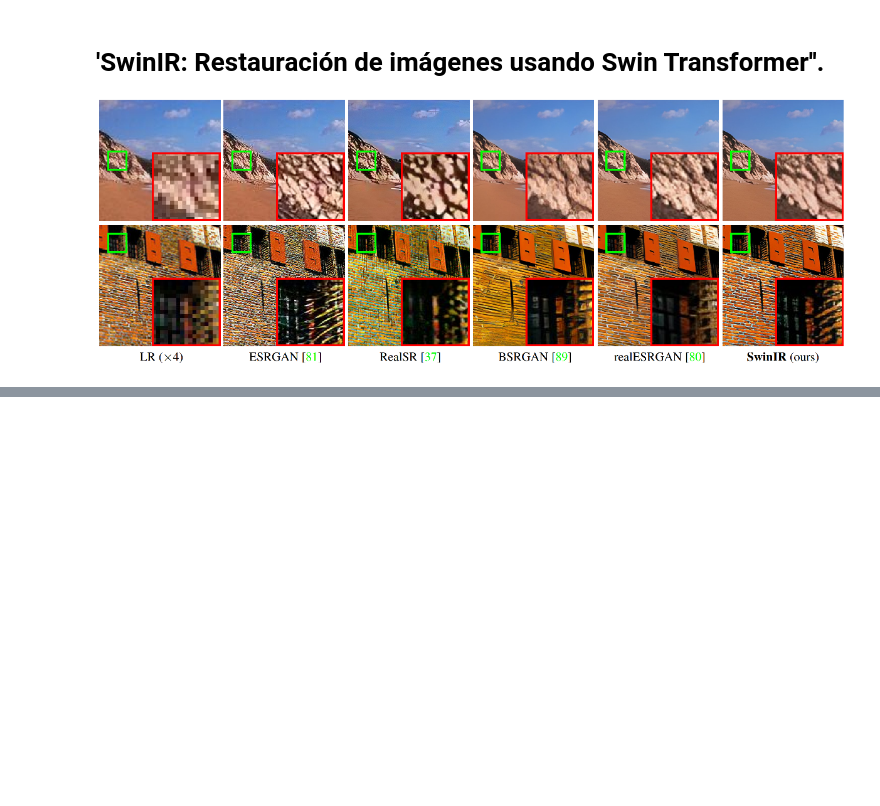
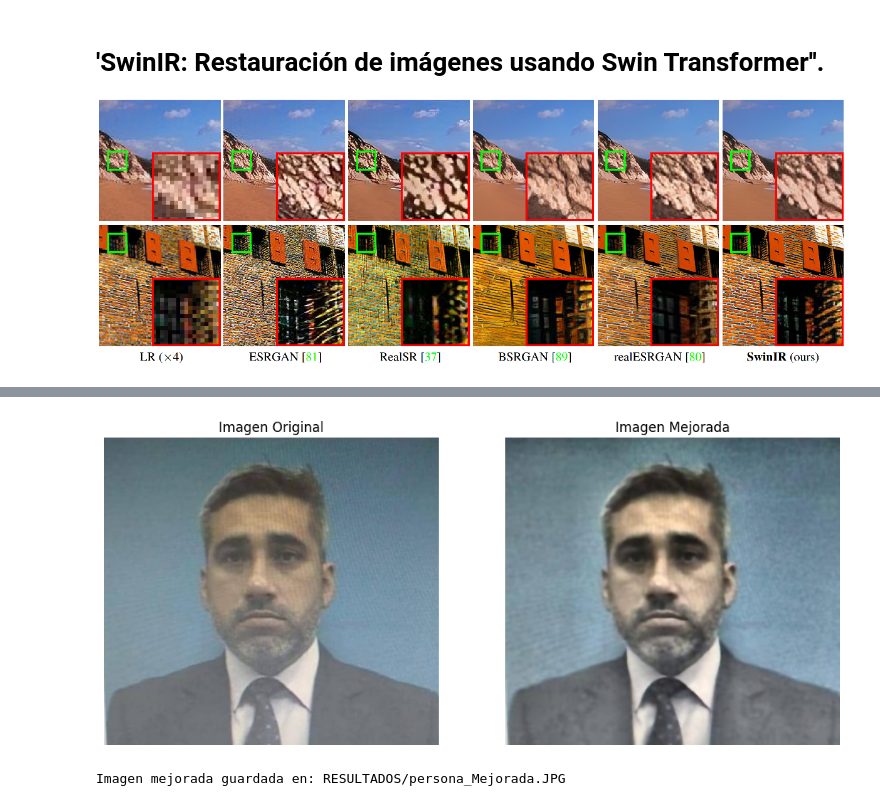
Before and after one commit to jrleonett/SwinIR, a Jupyter notebook: SwinIR.ipynb, the cells around one changed output, grey strips where cells are left out. Saved outputs shown, nothing was run; the diff lists cells and outputs as text; code cells hidden in the pictures; blank space fills up the shorter version.

```diff
--- a/SwinIR.ipynb
+++ b/SwinIR.ipynb
@@ -176,0 +29,76 @@ files.download(zip_filename)
+# %%
+#@title #2.)Mejorar imágenes en la carpeta EVIDENCIAS con eliminación de ruido y tonificación de colores
+
+import cv2
+import matplotlib.pyplot as plt
+import glob
+import os
+
+def eliminar_ruido(img):
+    """Eliminar ruido de la imagen usando un filtro bilateral."""
+    return cv2.bilateralFilter(img, d=9, sigmaColor=75, sigmaSpace=75)
+
+def tonificar_colores(img):
+    """Tonificar colores aumentando el contraste y saturación."""
+    lab = cv2.cvtColor(img, cv2.COLOR_RGB2LAB)
+    l, a, b = cv2.split(lab)
+
+    # Aumentar el contraste aplicando CLAHE (Contrast Limited Adaptive Histogram Equalization)
+    clahe = cv2.createCLAHE(clipLimit=2.0, tileGridSize=(8, 8))
+    l = clahe.apply(l)
+
+    # Recomponer la imagen
+    lab = cv2.merge((l, a, b))
+    return cv2.cvtColor(lab, cv2.COLOR_LAB2RGB)
+
+def mejorar_imagen(img):
+    """Proceso completo de mejora: eliminar ruido y tonificar colores."""
+    img_sin_ruido = eliminar_ruido(img)
+    img_tonificada = tonificar_colores(img_sin_ruido)
+    return img_tonificada
+
+def imread(img_path):
+    """Leer imagen con OpenCV y convertir a RGB."""
+    img = cv2.imread(img_path)
+    return cv2.cvtColor(img, cv2.COLOR_BGR2RGB) if img is not None else None
+
+def imsave(img, save_path):
+    """Guardar imagen con OpenCV."""
+    img_bgr = cv2.cvtColor(img, cv2.COLOR_RGB2BGR)
+    cv2.imwrite(save_path, img_bgr)
+
+# Procesar todas las imágenes en la carpeta EVIDENCIAS
+input_list = glob.glob(os.path.join('EVIDENCIAS', '*'))
+
+for input_path in input_list:
+    # Leer la imagen original
+    img_original = imread(input_path)
+    if img_original is None:
+        print(f"Error al cargar la imagen: {input_path}")
+        continue
+
+    # Mejorar la imagen (eliminar ruido y tonificar colores)
+    img_mejorada = mejorar_imagen(img_original)
+
+    # Mostrar resultados en pantalla
+    plt.figure(figsize=(12, 6))
+    plt.subplot(1, 2, 1)
+    plt.title("Imagen Original")
+    plt.axis('off')
+    plt.imshow(img_original)
+
+    plt.subplot(1, 2, 2)
+    plt.title("Imagen Mejorada")
+    plt.axis('off')
+    plt.imshow(img_mejorada)
+    plt.show()
+
+    # Guardar la imagen mejorada
+    filename = os.path.basename(input_path)
+    filename_base, _ = os.path.splitext(filename)
+    output_path = os.path.join('RESULTADOS', f"{filename_base}_Mejorada.JPG")
+    imsave(img_mejorada, output_path)
+    print(f"Imagen mejorada guardada en: {output_path}")
+# %% [output]
+[figure, added]
+Imagen mejorada guardada en: RESULTADOS/persona_Mejorada.JPG
```
Also changed, not shown: parts of 7 cells of this notebook.
